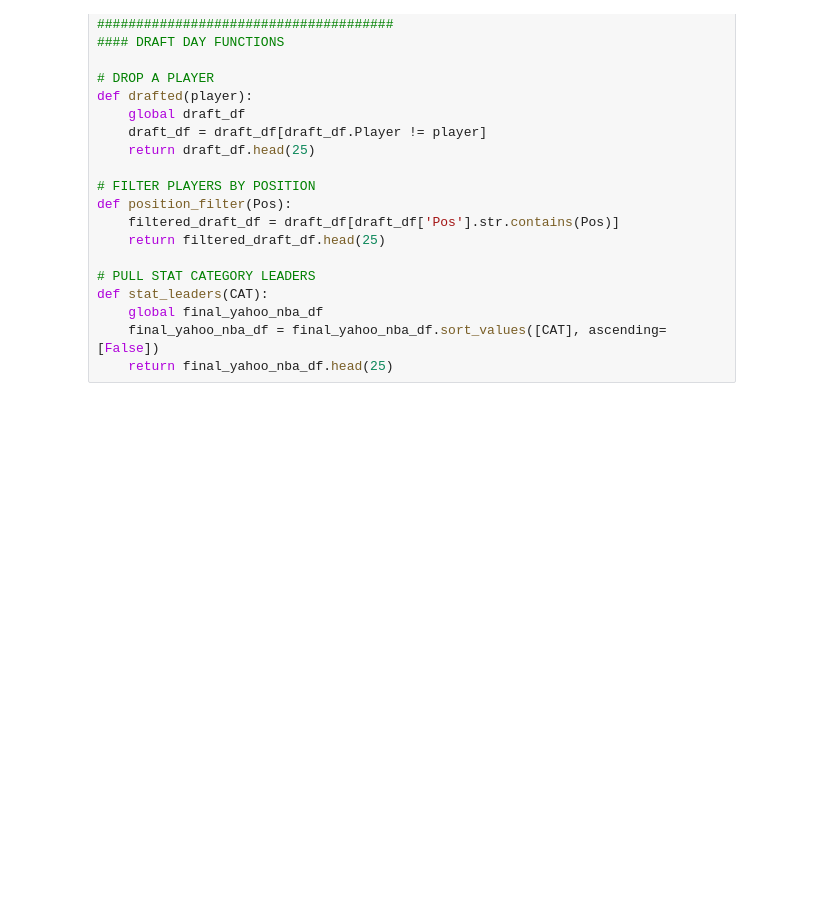
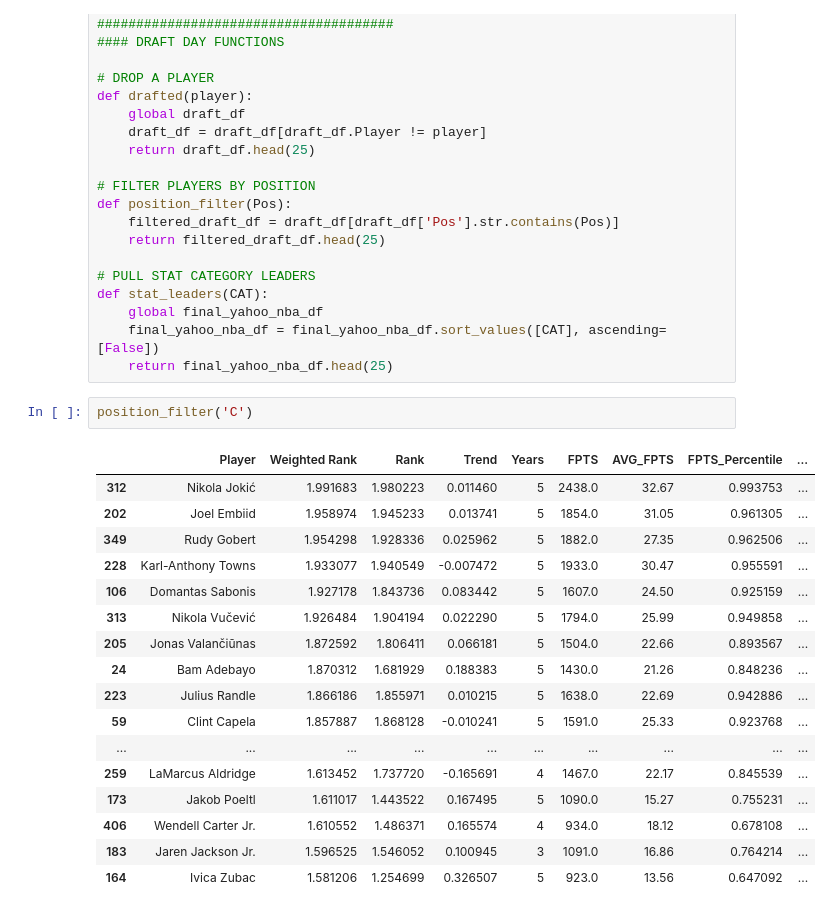
Before and after one commit to mdbinger/Fantasy-Sports-Projections, a Jupyter notebook: Fantasy_Basketball/ESPN_NBA_Draft_Aid.ipynb, the cells around one changed output. Saved outputs shown, nothing was run; the diff lists cells and outputs as text; blank space fills up the shorter version.

```diff
--- a/Fantasy_Basketball/ESPN_NBA_Draft_Aid.ipynb
+++ b/Fantasy_Basketball/ESPN_NBA_Draft_Aid.ipynb
@@ -291,3 +291,23 @@ def stat_leaders(CAT):
     global final_yahoo_nba_df
     final_yahoo_nba_df = final_yahoo_nba_df.sort_values([CAT], ascending=[False])
     return final_yahoo_nba_df.head(25)
+# %%
+position_filter('C')
+# %% [output]
+|  | Player | Weighted Rank | Rank | Trend | Years | FPTS | AVG_FPTS | FPTS_Percentile | ... |
+| 312 | Nikola Jokić | 1.991683 | 1.980223 | 0.011460 | 5 | 2438.0 | 32.67 | 0.993753 | ... |
+| 202 | Joel Embiid | 1.958974 | 1.945233 | 0.013741 | 5 | 1854.0 | 31.05 | 0.961305 | ... |
+| 349 | Rudy Gobert | 1.954298 | 1.928336 | 0.025962 | 5 | 1882.0 | 27.35 | 0.962506 | ... |
+| 228 | Karl-Anthony Towns | 1.933077 | 1.940549 | -0.007472 | 5 | 1933.0 | 30.47 | 0.955591 | ... |
+| 106 | Domantas Sabonis | 1.927178 | 1.843736 | 0.083442 | 5 | 1607.0 | 24.50 | 0.925159 | ... |
+| 313 | Nikola Vučević | 1.926484 | 1.904194 | 0.022290 | 5 | 1794.0 | 25.99 | 0.949858 | ... |
+| 205 | Jonas Valančiūnas | 1.872592 | 1.806411 | 0.066181 | 5 | 1504.0 | 22.66 | 0.893567 | ... |
+| 24 | Bam Adebayo | 1.870312 | 1.681929 | 0.188383 | 5 | 1430.0 | 21.26 | 0.848236 | ... |
+| 223 | Julius Randle | 1.866186 | 1.855971 | 0.010215 | 5 | 1638.0 | 22.69 | 0.942886 | ... |
+| 59 | Clint Capela | 1.857887 | 1.868128 | -0.010241 | 5 | 1591.0 | 25.33 | 0.923768 | ... |
+| ... | ... | ... | ... | ... | ... | ... | ... | ... | ... |
+| 259 | LaMarcus Aldridge | 1.613452 | 1.737720 | -0.165691 | 4 | 1467.0 | 22.17 | 0.845539 | ... |
+| 173 | Jakob Poeltl | 1.611017 | 1.443522 | 0.167495 | 5 | 1090.0 | 15.27 | 0.755231 | ... |
+| 406 | Wendell Carter Jr. | 1.610552 | 1.486371 | 0.165574 | 4 | 934.0 | 18.12 | 0.678108 | ... |
+| 183 | Jaren Jackson Jr. | 1.596525 | 1.546052 | 0.100945 | 3 | 1091.0 | 16.86 | 0.764214 | ... |
+| 164 | Ivica Zubac | 1.581206 | 1.254699 | 0.326507 | 5 | 923.0 | 13.56 | 0.647092 | ... |
```
